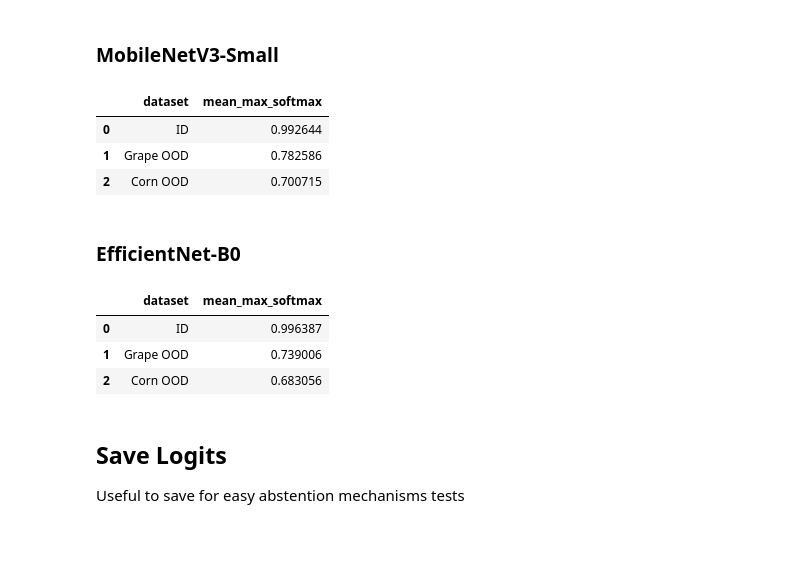
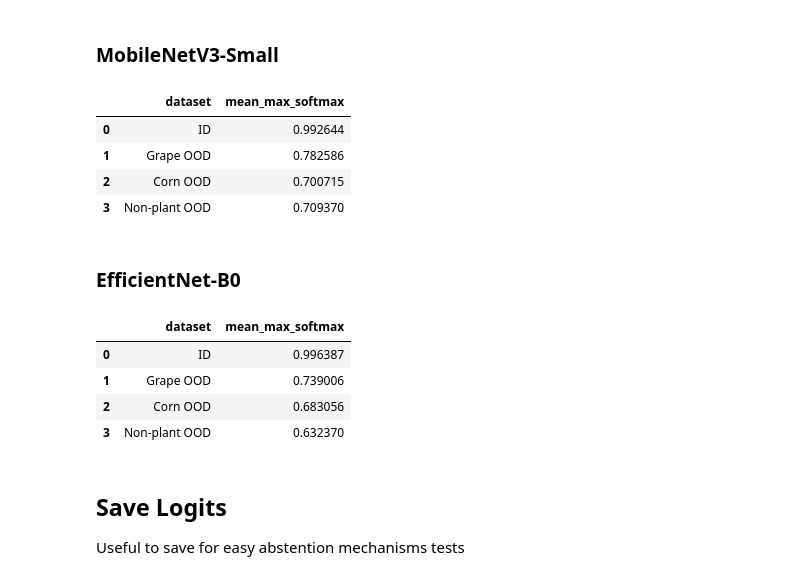
Before and after one commit to vbhaga89/COS801_Project, a Jupyter notebook: rq7.3-ood-abstention/03_closed_set_ood.ipynb, the cells around one changed output. Drawn from its saved outputs; the diff is of its cells as text; code cells hidden in the pictures; blank space fills up the shorter version.

Commit message:
Added Non-plant to Notebook 3

```diff
--- a/rq7.3-ood-abstention/03_closed_set_ood.ipynb
+++ b/rq7.3-ood-abstention/03_closed_set_ood.ipynb
@@ -104,7 +107,7 @@ test_dataset = InferenceDataset(
 )
 
 grape_dataset = InferenceDataset(
-    ood_corn,
+    ood_grape,
     transform=eval_transform,
     has_label=False,
 )
@@ -114,6 +117,12 @@ corn_dataset = InferenceDataset(
     transform=eval_transform,
     has_label=False,
 )
+
+nonplant_dataset = InferenceDataset(
+    ood_nonplant,
+    transform=eval_transform,
+    has_label=False,
+)
 # %%
 # Create data loaders objects for test, grape OOD and corn OOD
 
@@ -139,6 +148,13 @@ corn_loader = DataLoader(
     shuffle=False,
     num_workers=0,
 )
+
+nonplant_loader = DataLoader(
+    nonplant_dataset,
+    batch_size=BATCH_SIZE,
+    shuffle=False,
+    num_workers=0,
+)
 # %% [markdown]
 ## Recreate Model Architectures
 # %%
@@ -280,6 +296,12 @@ mobile_corn = infer_ood(
     corn_loader,
     device,
 )
+
+mobile_nonplant = infer_ood(
+    mobilenet,
+    nonplant_loader,
+    device,
+)
 # %%
 # EfficientNet-B0
 
@@ -355,28 +383,50 @@ mobile_corn_results = pd.DataFrame({
         for i in ood_corn_pred_idx
     ],
 })
+
+# Out-of-distribution Non-plant
+ood_nonplant_probs = torch.softmax(
+    mobile_nonplant["logits"],
+    dim=1,
+)
+
+ood_nonplant_confidence, ood_nonplant_pred_idx = ood_nonplant_probs.max(dim=1)
+
+mobile_nonplant_results = pd.DataFrame({
+    "path": mobile_nonplant["paths"],
+    "confidence": ood_nonplant_confidence.numpy(),
+    "predicted_class": [
+        idx_to_class[int(i)]
+        for i in ood_nonplant_pred_idx
+    ],
+})
 # %%
 closed_set_mobilenet_summary = pd.DataFrame([
     {
         "dataset": "ID",
         "mean_max_softmax": float(id_confidence.mean()),
     },
     {
         "dataset": "Grape OOD",
         "mean_max_softmax": float(ood_grape_confidence.mean()),
     },
     {
         "dataset": "Corn OOD",
         "mean_max_softmax": float(ood_corn_confidence.mean()),
+    },
+        {
+        "dataset": "Non-plant OOD",
+        "mean_max_softmax": float(ood_nonplant_confidence.mean()),
     }
 ])
 
 closed_set_mobilenet_summary
 # %% [output]
 |  | dataset | mean_max_softmax |
 | 0 | ID | 0.992644 |
 | 1 | Grape OOD | 0.782586 |
 | 2 | Corn OOD | 0.700715 |
+| 3 | Non-plant OOD | 0.709370 |
 # %% [markdown]
 ### EfficientNet-B0
 # %%
@@ -443,7 +510,12 @@ closed_set_efficientnet_summary = pd.DataFrame([
     {
         "dataset": "Corn OOD",
         "mean_max_softmax": float(ood_corn_confidence.mean()),
+    },
+    {
+        "dataset": "Non-plant OOD",
+        "mean_max_softmax": float(ood_nonplant_confidence.mean()),
     }
+
 ])
 
 closed_set_efficientnet_summary
@@ -452,6 +524,7 @@ closed_set_efficientnet_summary
 | 0 | ID | 0.996387 |
 | 1 | Grape OOD | 0.739006 |
 | 2 | Corn OOD | 0.683056 |
+| 3 | Non-plant OOD | 0.632370 |
 # %% [markdown]
 ## Save Logits
 Useful to save for easy abstention mechanisms tests
```
Also changed, not shown: parts of 5 cells of this notebook.
